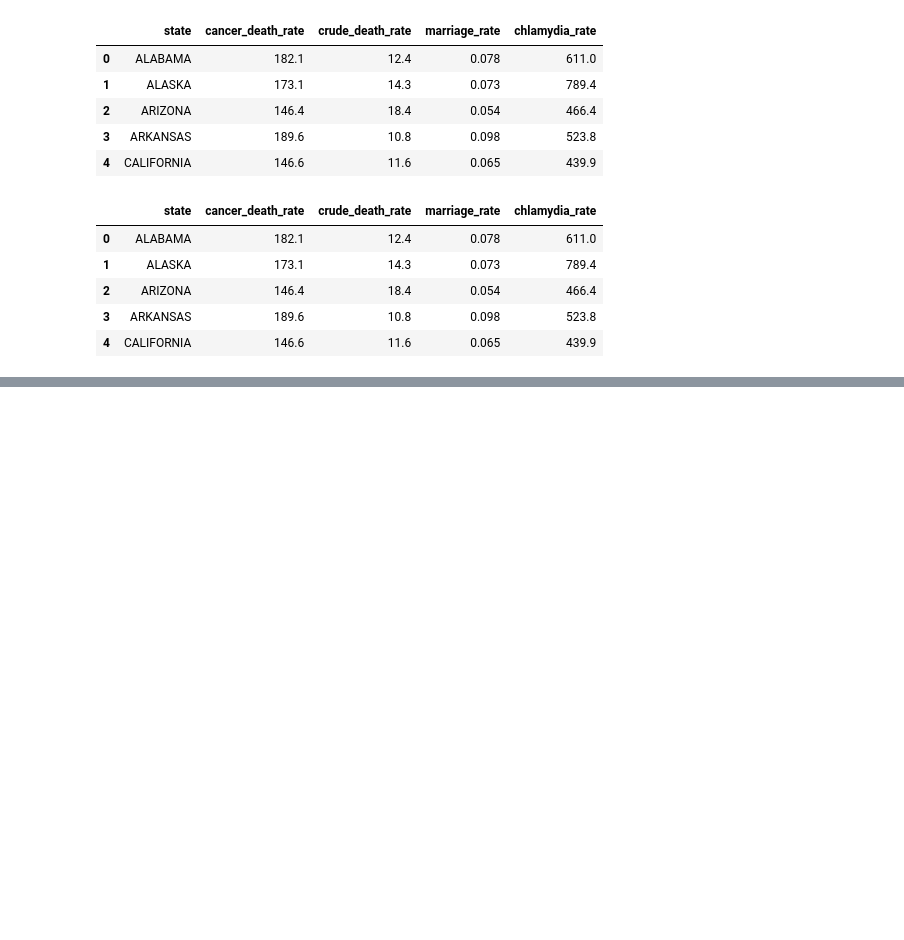
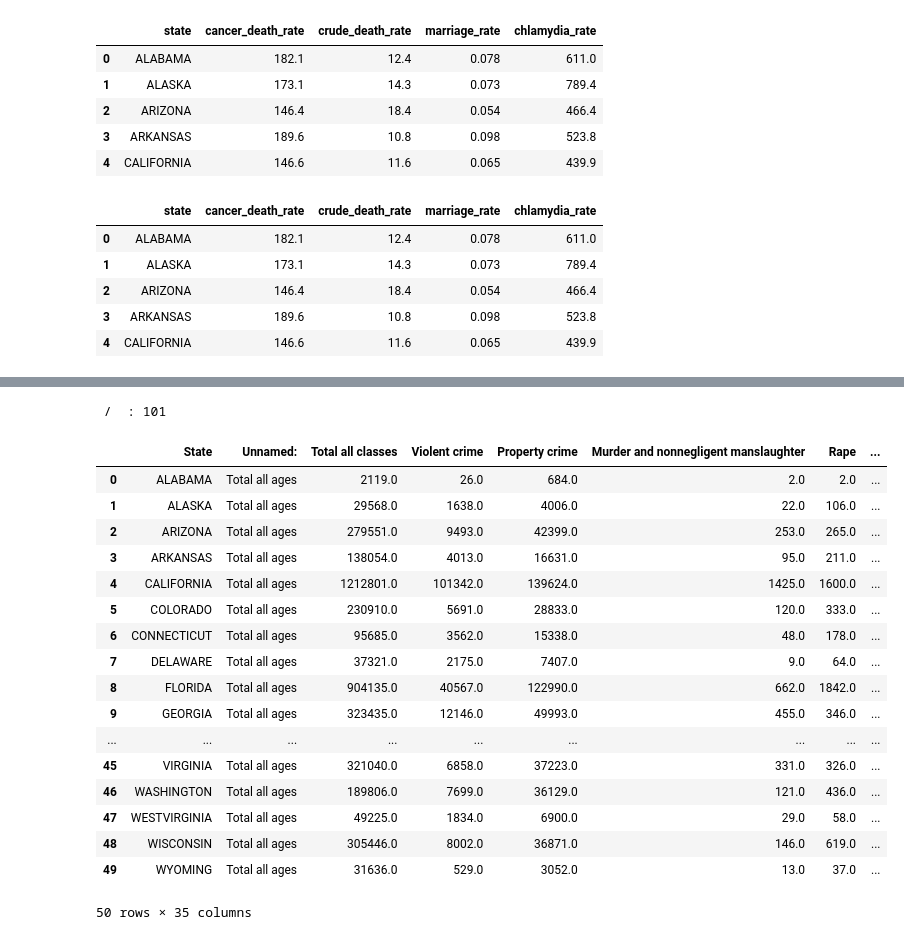
Before and after one commit to Jihkro/ETL-Project, a Jupyter notebook: ETL Project.ipynb, the cells around one changed output, grey strips where cells are left out. Saved outputs shown, nothing was run; the diff lists cells and outputs as text; code cells hidden in the pictures; blank space fills up the shorter version.

```diff
--- a/ETL Project.ipynb
+++ b/ETL Project.ipynb
@@ -390,0 +424,65 @@ See the caveats in the documentation: http://pandas.pydata.org/pandas-docs/stabl
+# %%
+#Clean the keys, replacing newline characters with spaces and removing numbers
+cleanedkeys = []
+for key in list(arrest_df.keys()):
+    currentkey = key
+    for y in range(10):
+        currentkey = currentkey.replace(f'{y}','')
+    currentkey = currentkey.replace('\n',' ')
+    currentkey = str.strip(currentkey)
+    cleanedkeys.append(currentkey)
+
+arrest_df.rename(columns=dict(zip(list(arrest_df.keys()),cleanedkeys)),inplace=True)
+# %%
+#Trim and replace statenames, removing spaces, commas, and numbers
+#simultaneously duplicate missing fields for number of agencies and population total from row above
+
+waitingmessages = [r' - ', r' \ ' , r' | ', r' / ']
+
+for x in np.arange(1,102,2):
+    IPython.display.clear_output(wait=True)
+    print(f'{waitingmessages[int(((x+1)/2))%4]} : {x}')
+    try:
+        if math.isnan(arrest_df['State'][x]):
+            arrest_df['State'][x] = arrest_df['State'][x-1]
+    except:
+        pass
+
+
+    arrest_df['State'][x] = arrest_df['State'][x].replace(" ","")
+    arrest_df['State'][x] = arrest_df['State'][x].replace(",","")
+    for y in range(10):
+        arrest_df['State'][x] = arrest_df['State'][x].replace(f"{y}","")
+
+    if math.isnan(arrest_df['estimated  population'][x]):
+        arrest_df['estimated  population'][x] = arrest_df['estimated  population'][x-1]
+    if math.isnan(arrest_df['Number of agencies'][x]):
+        arrest_df['Number of agencies'][x]=arrest_df['Number of agencies'][x-1]
+# %% [output]
+ /  : 101
+# %%
+#Drop data for 18 and under, keeping only information for total population
+arrest_df.drop(index=list(np.arange(0,102,2)),inplace=True)
+#Drop data for District of Columbia
+arrest_df.drop(index=17,inplace=True)
+#Reset the index
+arrest_df.reset_index(drop=True,inplace=True)
+# %% [output]
+|  | State | Unnamed: | Total all classes | Violent crime | Property crime | Murder and nonnegligent manslaughter | Rape | ... |
+| 0 | ALABAMA | Total all ages | 2119.0 | 26.0 | 684.0 | 2.0 | 2.0 | ... |
+| 1 | ALASKA | Total all ages | 29568.0 | 1638.0 | 4006.0 | 22.0 | 106.0 | ... |
+| 2 | ARIZONA | Total all ages | 279551.0 | 9493.0 | 42399.0 | 253.0 | 265.0 | ... |
+| 3 | ARKANSAS | Total all ages | 138054.0 | 4013.0 | 16631.0 | 95.0 | 211.0 | ... |
+| 4 | CALIFORNIA | Total all ages | 1212801.0 | 101342.0 | 139624.0 | 1425.0 | 1600.0 | ... |
+| 5 | COLORADO | Total all ages | 230910.0 | 5691.0 | 28833.0 | 120.0 | 333.0 | ... |
+| 6 | CONNECTICUT | Total all ages | 95685.0 | 3562.0 | 15338.0 | 48.0 | 178.0 | ... |
+| 7 | DELAWARE | Total all ages | 37321.0 | 2175.0 | 7407.0 | 9.0 | 64.0 | ... |
+| 8 | FLORIDA | Total all ages | 904135.0 | 40567.0 | 122990.0 | 662.0 | 1842.0 | ... |
+| 9 | GEORGIA | Total all ages | 323435.0 | 12146.0 | 49993.0 | 455.0 | 346.0 | ... |
+| ... | ... | ... | ... | ... | ... | ... | ... | ... |
+| 45 | VIRGINIA | Total all ages | 321040.0 | 6858.0 | 37223.0 | 331.0 | 326.0 | ... |
+| 46 | WASHINGTON | Total all ages | 189806.0 | 7699.0 | 36129.0 | 121.0 | 436.0 | ... |
+| 47 | WESTVIRGINIA | Total all ages | 49225.0 | 1834.0 | 6900.0 | 29.0 | 58.0 | ... |
+| 48 | WISCONSIN | Total all ages | 305446.0 | 8002.0 | 36871.0 | 146.0 | 619.0 | ... |
+| 49 | WYOMING | Total all ages | 31636.0 | 529.0 | 3052.0 | 13.0 | 37.0 | ... |
+50 rows × 35 columns
```
Also changed, not shown: parts of 11 cells of this notebook.
